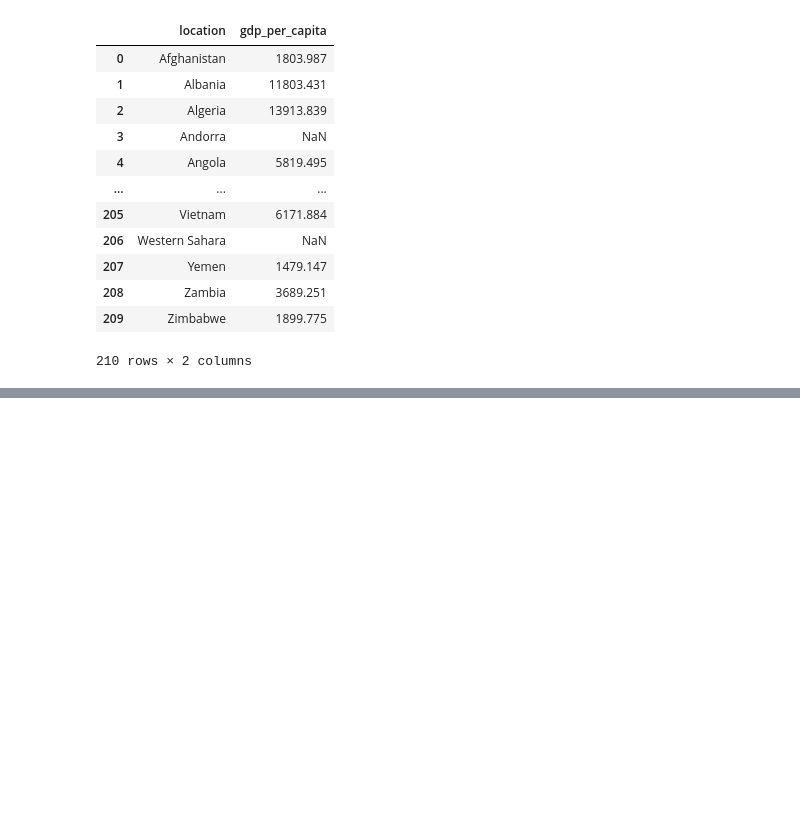
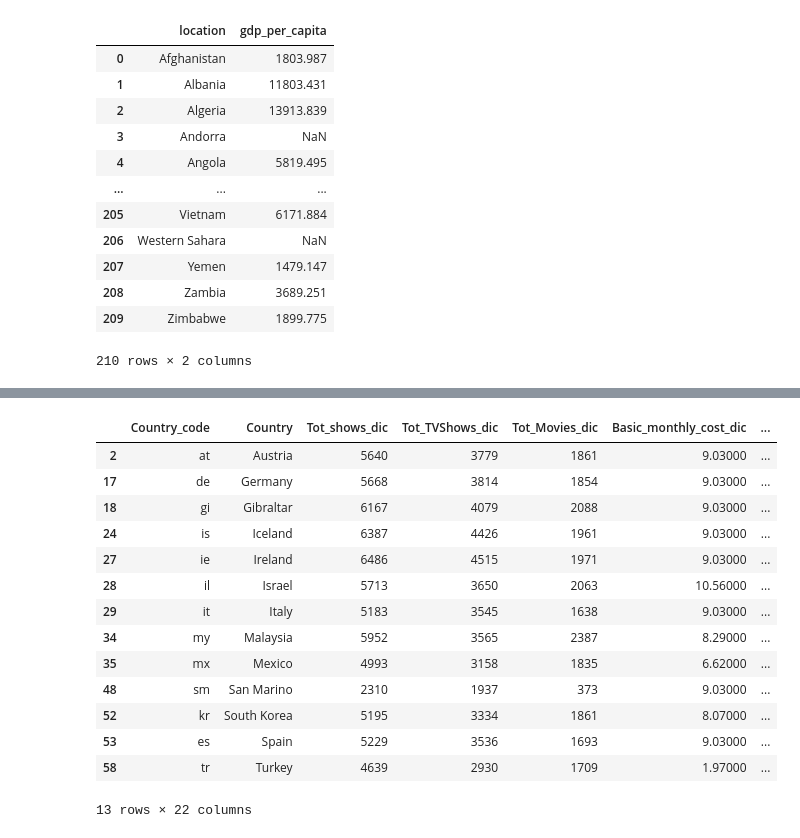
Before and after one commit to magicWiss/Netflix-Price-Analytics, a Jupyter notebook: Analytics/data_anal.ipynb, the cells around one changed output, grey strips where cells are left out. Saved outputs shown, nothing was run; the diff lists cells and outputs as text; code cells hidden in the pictures; blank space fills up the shorter version.

```diff
--- a/Analytics/data_anal.ipynb
+++ b/Analytics/data_anal.ipynb
@@ -411,0 +515,18 @@ moast_and_least
+# %%
+nfx_cost_dec
+# %% [output]
+|  | Country_code | Country | Tot_shows_dic | Tot_TVShows_dic | Tot_Movies_dic | Basic_monthly_cost_dic | ... |
+| 2 | at | Austria | 5640 | 3779 | 1861 | 9.03000 | ... |
+| 17 | de | Germany | 5668 | 3814 | 1854 | 9.03000 | ... |
+| 18 | gi | Gibraltar | 6167 | 4079 | 2088 | 9.03000 | ... |
+| 24 | is | Iceland | 6387 | 4426 | 1961 | 9.03000 | ... |
+| 27 | ie | Ireland | 6486 | 4515 | 1971 | 9.03000 | ... |
+| 28 | il | Israel | 5713 | 3650 | 2063 | 10.56000 | ... |
+| 29 | it | Italy | 5183 | 3545 | 1638 | 9.03000 | ... |
+| 34 | my | Malaysia | 5952 | 3565 | 2387 | 8.29000 | ... |
+| 35 | mx | Mexico | 4993 | 3158 | 1835 | 6.62000 | ... |
+| 48 | sm | San Marino | 2310 | 1937 | 373 | 9.03000 | ... |
+| 52 | kr | South Korea | 5195 | 3334 | 1861 | 8.07000 | ... |
+| 53 | es | Spain | 5229 | 3536 | 1693 | 9.03000 | ... |
+| 58 | tr | Turkey | 4639 | 2930 | 1709 | 1.97000 | ... |
+13 rows × 22 columns
```
Also changed, not shown: parts of 41 cells of this notebook.
